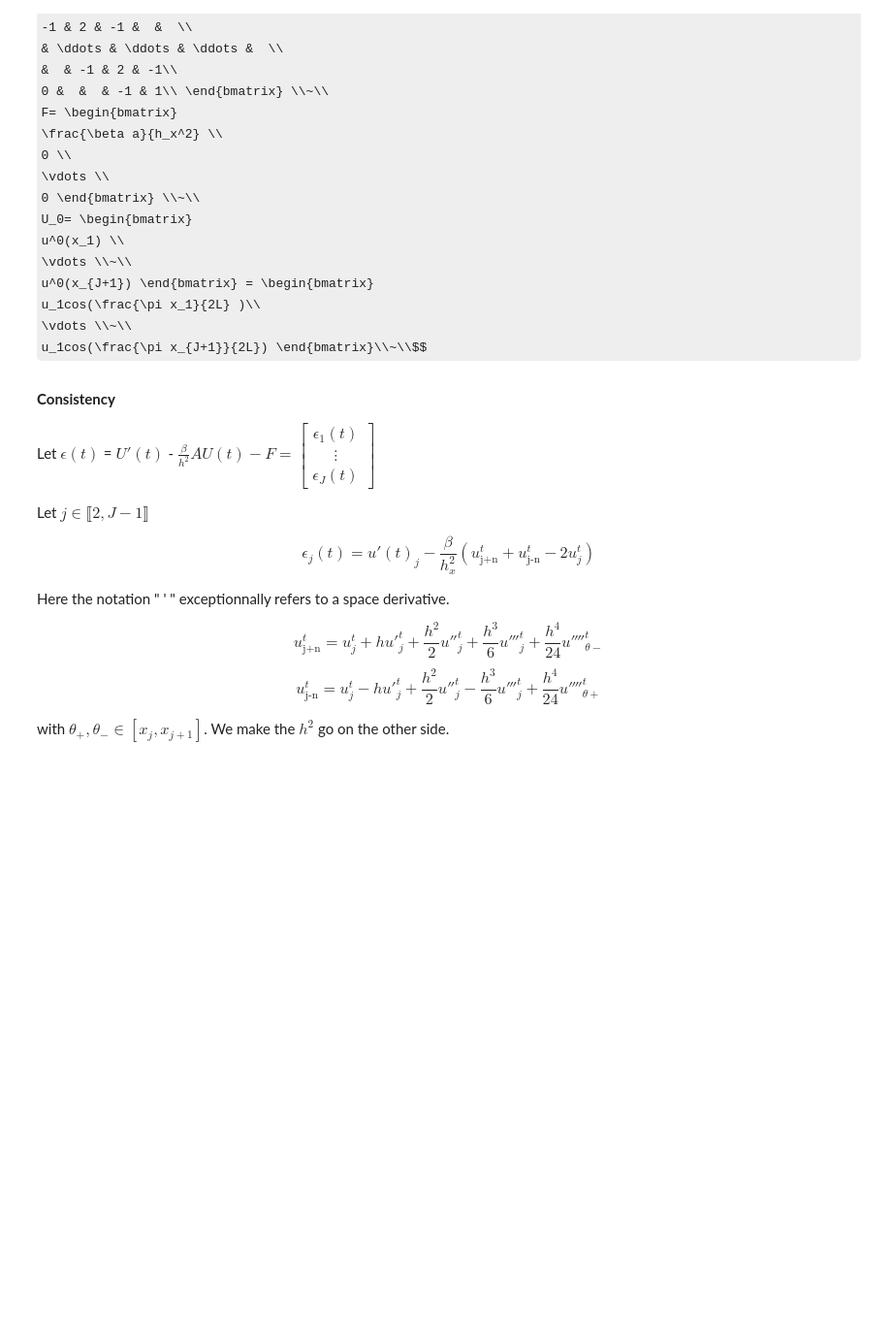
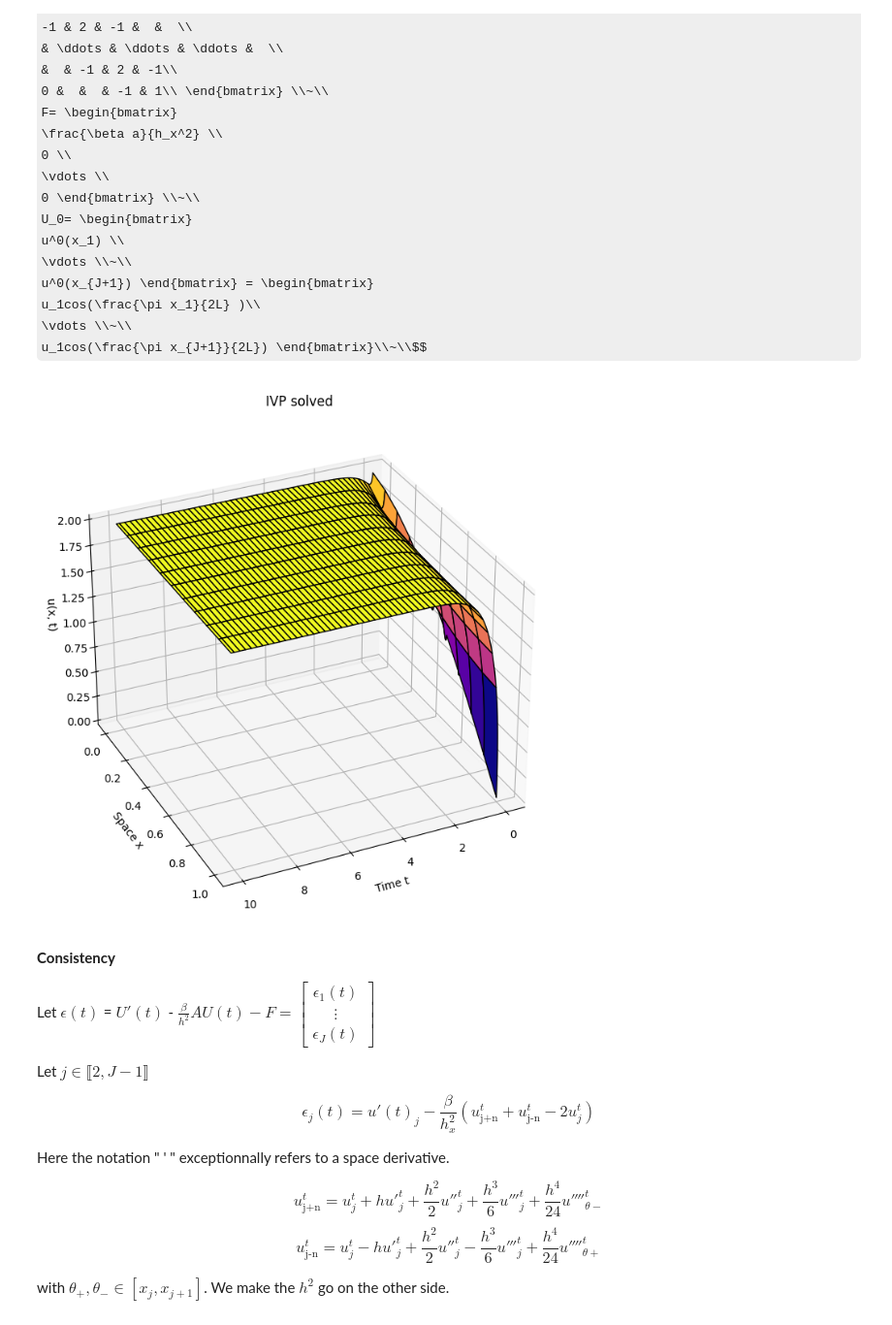
Before and after one commit to Iluann/num_analysis, a Jupyter notebook: notebook.ipynb, the cells around one changed output. Shown at 97% size. Cells and saved outputs as stored; diff of their text form; code cells hidden in the pictures; some formulas as TeX source; blank space fills up the shorter version.

Commit message:
Ajout du graph pour le IVP

```diff
--- a/notebook.ipynb
+++ b/notebook.ipynb
@@ -116,3 +115,32 @@ sol = FDS(1, 2, 3, 10, 1,10)
+# %%
+
+
+import matplotlib.pyplot as plt
+from mpl_toolkits.mplot3d import Axes3D
+sol = FDS(1, 2, 2, 10, 1,10)
+x=np.linspace(0,1,sol.y.shape[0])
+# Plotting for
+
+# Create meshgrid for plotting
+T_mesh, X_mesh = np.meshgrid(sol.t, x)
+
+# 3D Surface Plot
+fig = plt.figure(figsize=(10, 7))
+ax = fig.add_subplot(111, projection='3d')
+ax.plot_surface(T_mesh, X_mesh, sol.y, cmap='plasma', edgecolor='k')
+
+ax.set_xlabel('Time t')
+ax.set_ylabel('Space x')
+ax.set_zlabel('u(x, t)')
+ax.set_title('IVP solved')
+
+
+
+ax.view_init(30, 65)
+plt.tight_layout()
+plt.show()
+# %% [output]
+[figure, added]
 # %% [markdown]
 **Consistency**
 
```
Also changed, not shown: parts of 3 cells of this notebook.
